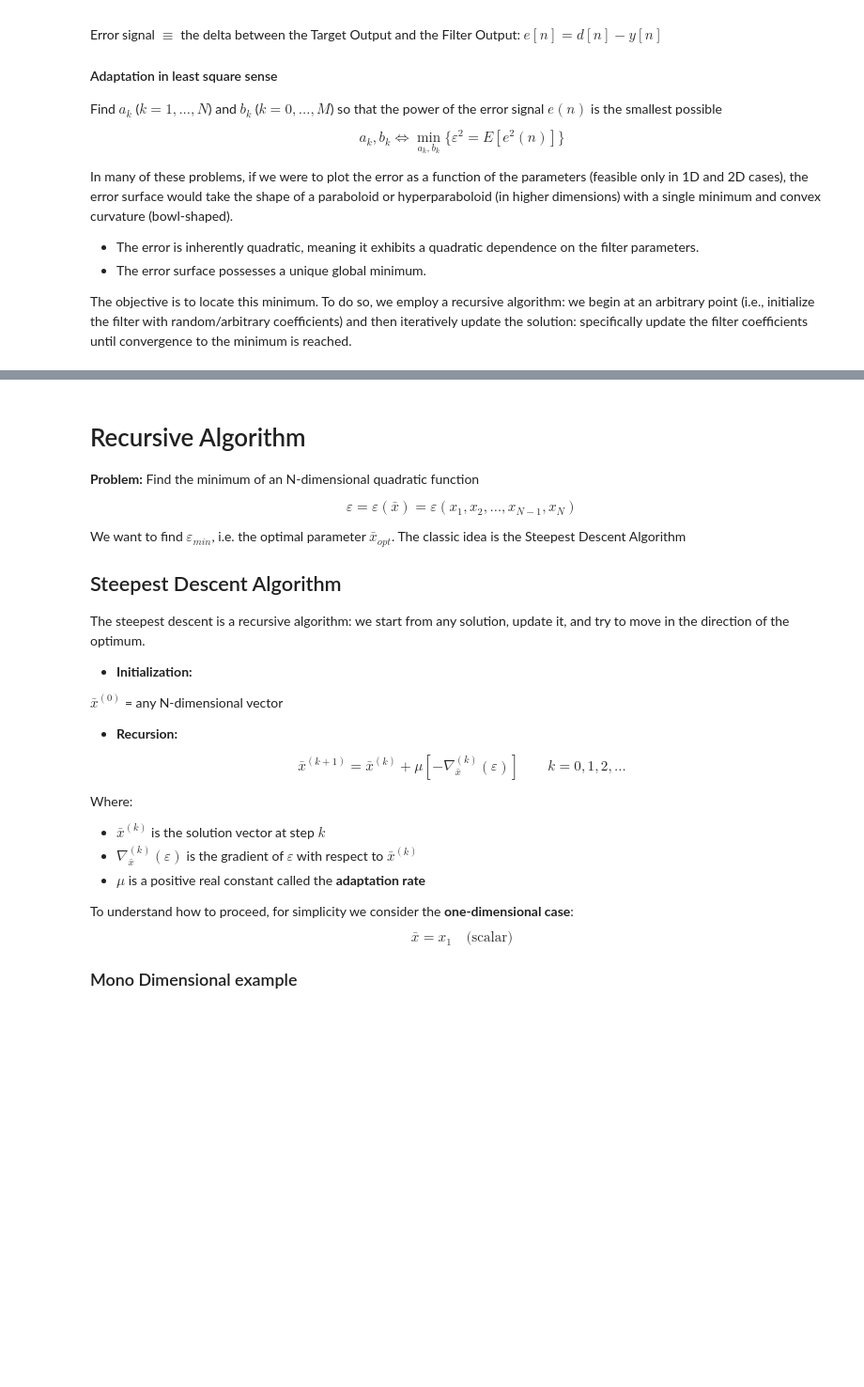
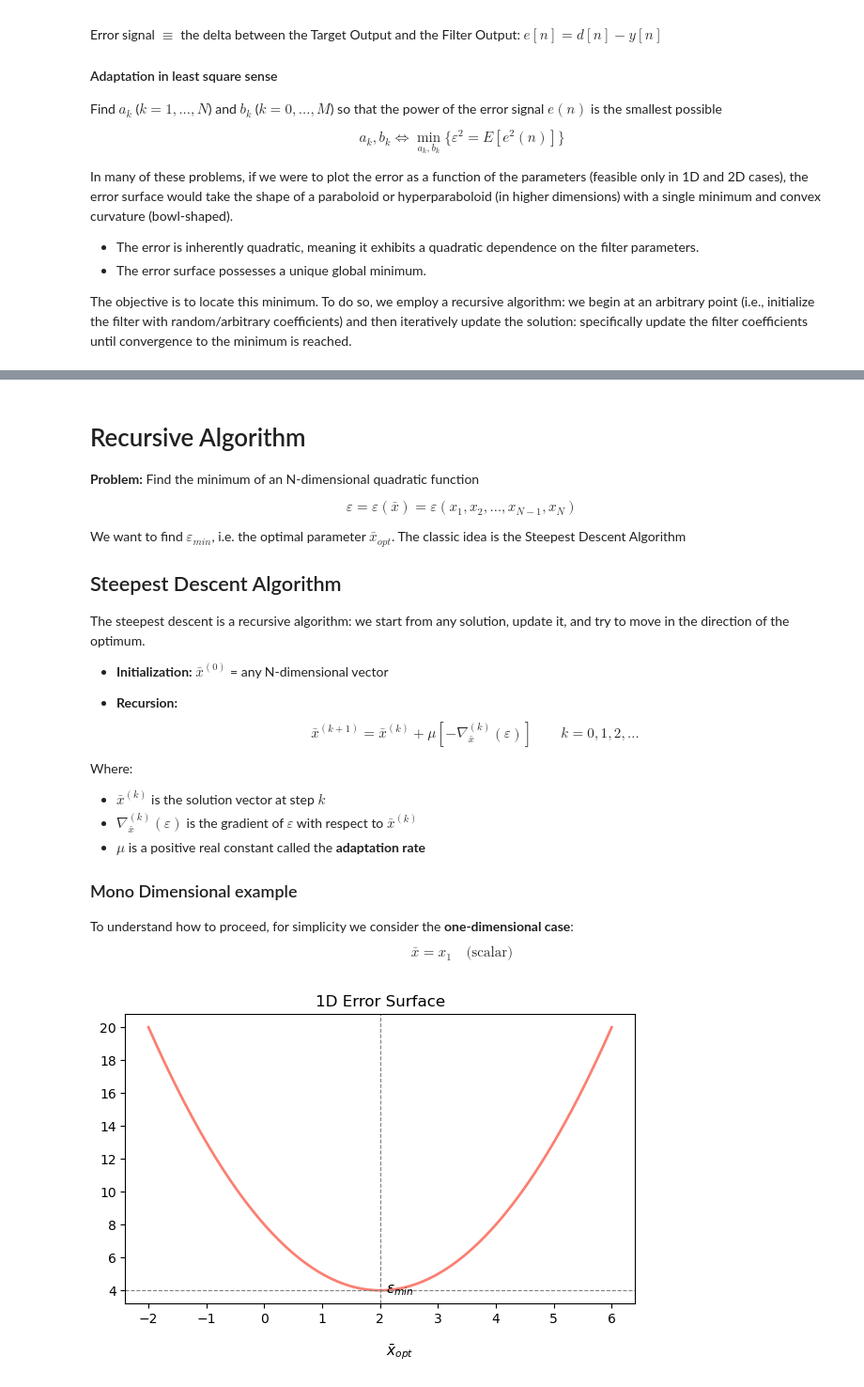
Before and after one commit to mauriziove/adaptive_filters, a Jupyter notebook: adaptive_filters.ipynb, the cells around one changed output, grey strips where cells are left out. Shown at 94% size. Saved outputs shown, nothing was run; the diff lists cells and outputs as text; code cells hidden in the pictures; blank space fills up the shorter version.

```diff
--- a/adaptive_filters.ipynb
+++ b/adaptive_filters.ipynb
@@ -249,11 +247,9 @@ The classic idea is the Steepest Descent Algorithm
 The steepest descent is a recursive algorithm: we start from any solution, update it, and try to move in the direction of the optimum.
 
 - **Initialization:**
-
 $\bar{x}^{(0)}$ = any N-dimensional vector
 
 - **Recursion:**
-
 $$\bar{x}^{(k+1)} = \bar{x}^{(k)} + \mu \left[ -\nabla_{\bar{x}}^{(k)}(\varepsilon) \right] \qquad k = 0, 1, 2, \ldots$$
 
 Where:
@@ -261,7 +257,32 @@ Where:
 - $\nabla_{\bar{x}}^{(k)}(\varepsilon)$ is the gradient of $\varepsilon$ with respect to $\bar{x}^{(k)}$
 - $\mu$ is a positive real constant called the **adaptation rate**
 
+
+### Mono Dimensional example
+
 To understand how to proceed, for simplicity we consider the **one-dimensional case**:
 $$\bar{x} = x_1 \quad \text{(scalar)}$$
-
-### Mono Dimensional example
+# %%
+import numpy as np
+import matplotlib.pyplot as plt
+
+# Error surface parameters
+a = 1.0          # curvature
+x_opt = 2.0      # optimal point
+eps_min = 4    # minimum MSE
+
+x = np.linspace(-2, 6, 300)
+
+epsilon = a * (x - x_opt)**2 + eps_min
+
+# Plot error surface
+plt.figure(figsize=(7, 4))
+plt.plot(x, epsilon, color='salmon', linewidth=2, label=r'error surface')
+plt.axhline(eps_min, color='gray', linestyle='--', linewidth=0.8)
+plt.axvline(x_opt,  color='gray', linestyle='--', linewidth=0.8)
+plt.text(x_opt + 0.1, eps_min - 0.15, r'$\varepsilon_{min}$', fontsize=11)
+plt.text(x_opt + 0.1, 0.05, r'$\bar{x}_{opt}$', fontsize=11)
+plt.title('1D Error Surface')
+plt.show()
+# %% [output]
+[figure, added]
```
Also changed, not shown: parts of 4 cells of this notebook.
